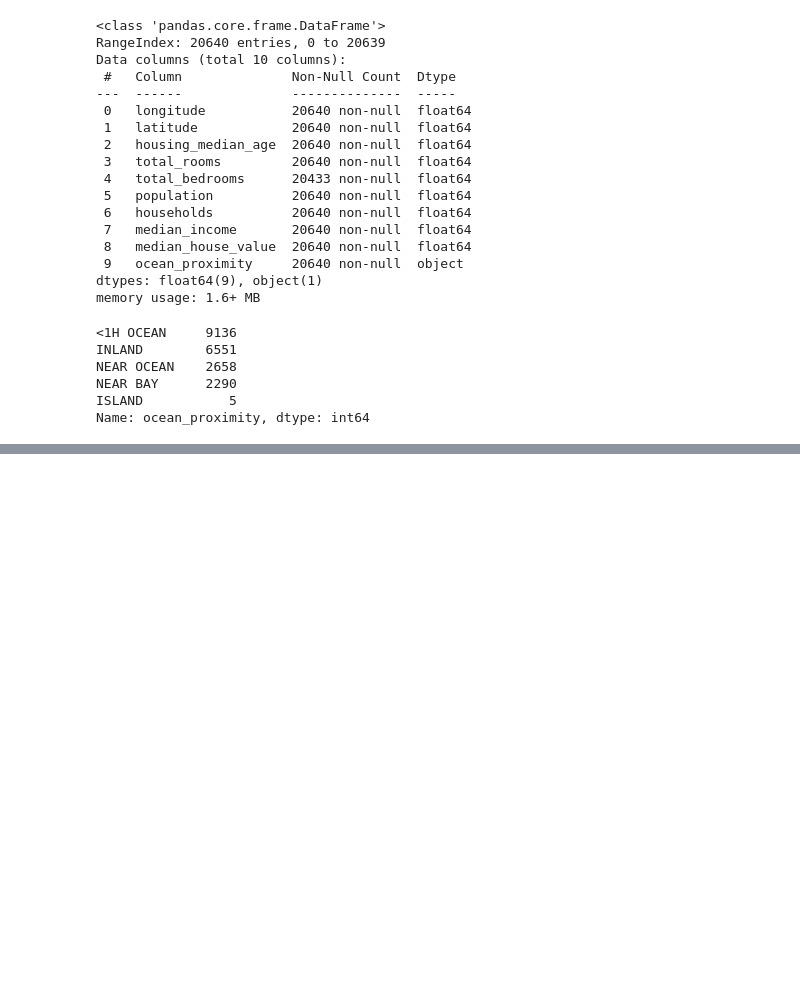
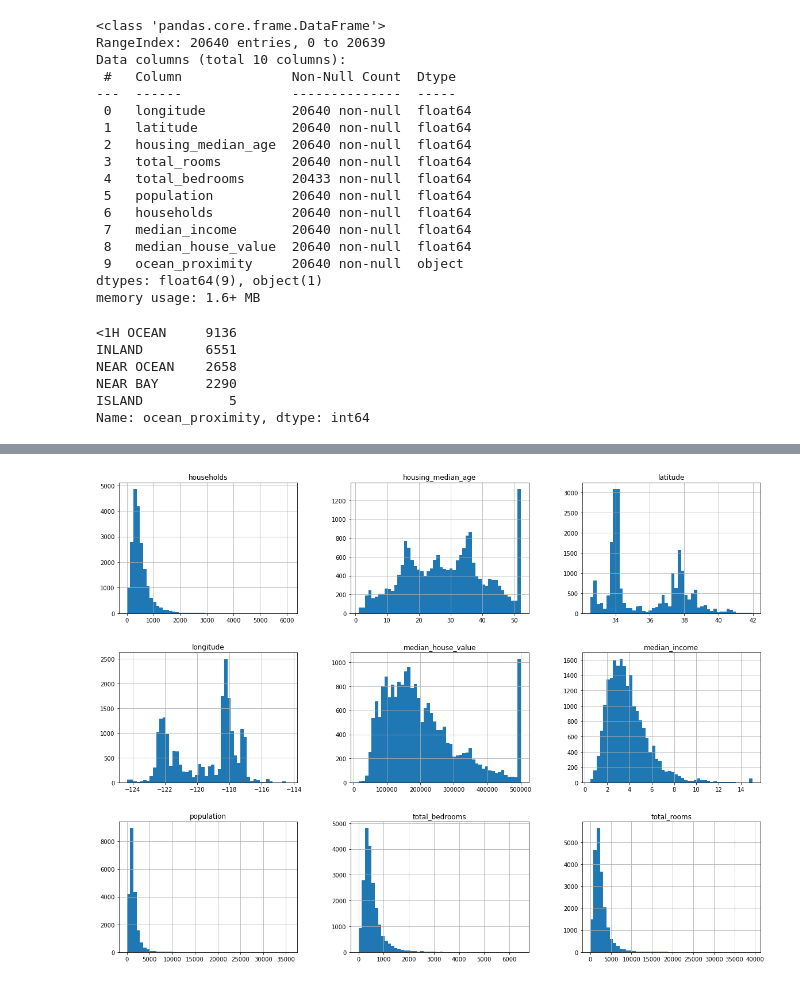
Before and after one commit to pktippa/handsonml-2-code-snippets, a Jupyter notebook: ch-2-housing.ipynb, the cells around one changed output, grey strips where cells are left out. Cells and saved outputs as stored; diff of their text form; code cells hidden in the pictures; blank space fills up the shorter version.

Commit message:
updated with show histograms for a pandas datarame

```diff
--- a/ch-2-housing.ipynb
+++ b/ch-2-housing.ipynb
@@ -83,3 +83,10 @@ housing.describe()
 | 50% | -118.490000 | 34.260000 | 29.000000 | 2127.000000 | 435.000000 | 1166.000000 | 409.000000 | ... |
 | 75% | -118.010000 | 37.710000 | 37.000000 | 3148.000000 | 647.000000 | 1725.000000 | 605.000000 | ... |
 | max | -114.310000 | 41.950000 | 52.000000 | 39320.000000 | 6445.000000 | 35682.000000 | 6082.000000 | ... |
+# %%
+%matplotlib inline
+import matplotlib.pyplot as plt
+housing.hist(bins=50, figsize=(20,15))
+plt.show()
+# %% [output]
+[figure, added]
```
